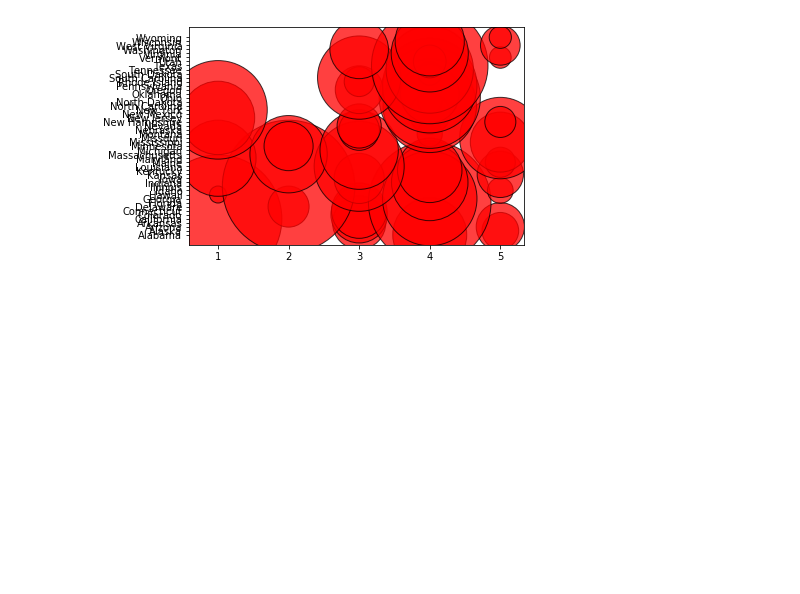
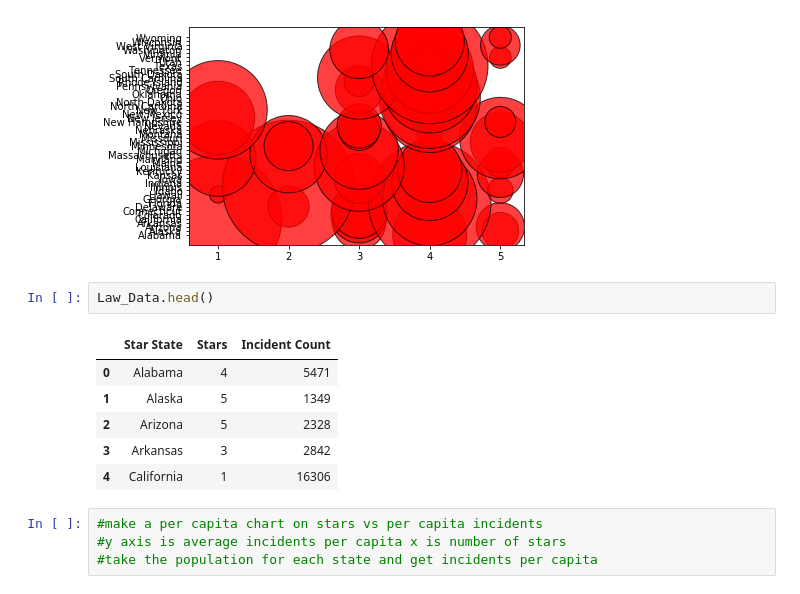
Before and after one commit to Demarsch/gun-violence, a Jupyter notebook: Code/Gun Laws.ipynb, the cells around one changed output. Saved outputs shown, nothing was run; the diff lists cells and outputs as text; blank space fills up the shorter version.

```diff
--- a/Code/Gun Laws.ipynb
+++ b/Code/Gun Laws.ipynb
@@ -108,3 +75,16 @@ plt.scatter(x_star_axis, y_state_axis, marker="o", facecolors="red", edgecolors=
 plt.show()
 # %% [output]
 [figure]
+# %%
+Law_Data.head()
+# %% [output]
+|  | Star State | Stars | Incident Count |
+| 0 | Alabama | 4 | 5471 |
+| 1 | Alaska | 5 | 1349 |
+| 2 | Arizona | 5 | 2328 |
+| 3 | Arkansas | 3 | 2842 |
+| 4 | California | 1 | 16306 |
+# %%
+#make a per capita chart on stars vs per capita incidents
+#y axis is average incidents per capita x is number of stars
+#take the population for each state and get incidents per capita
```
Also changed, not shown: parts of 5 cells of this notebook.
